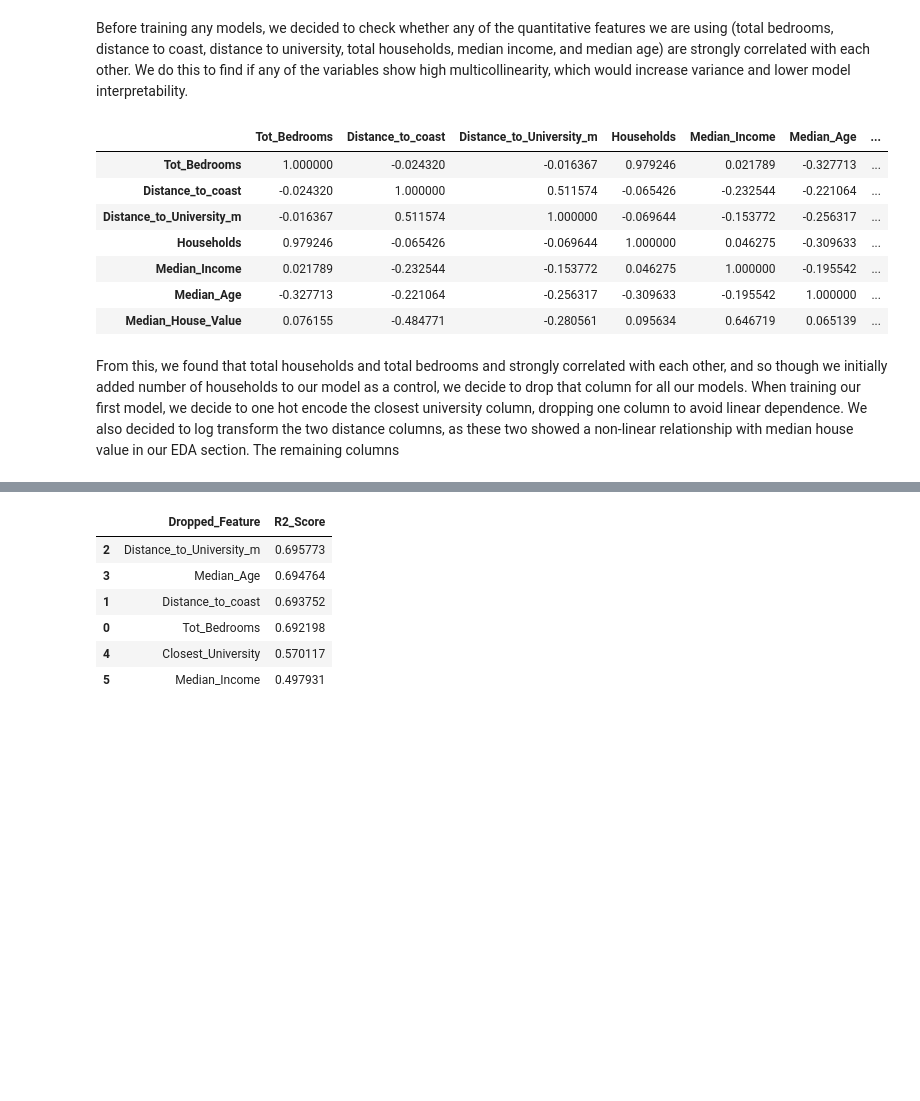
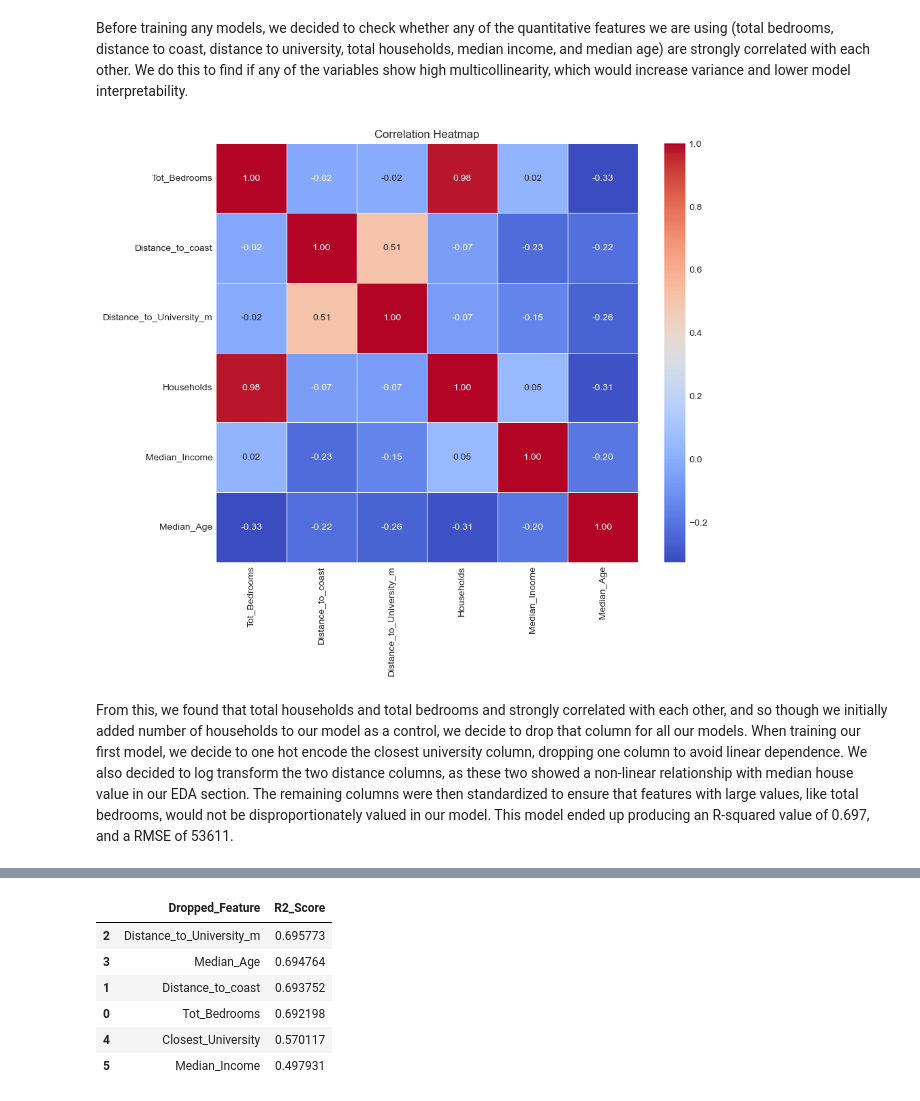
Before and after one commit to COGS108/Group091_WI26, a Jupyter notebook: 03-FinalProject.ipynb, the cells around one changed output, grey strips where cells are left out. Drawn from its saved outputs; the diff is of its cells as text; code cells hidden in the pictures; blank space fills up the shorter version.

Commit message:
added visualizations and more markdown to analysis section

```diff
--- a/03-FinalProject.ipynb
+++ b/03-FinalProject.ipynb
@@ -824,19 +824,19 @@ from sklearn.preprocessing import StandardScaler, PolynomialFeatures
 from sklearn.pipeline import Pipeline
 # %% [markdown]
 Before training any models, we decided to check whether any of the quantitative features we are using (total bedrooms, distance to coast, distance to university, total households, median income, and median age) are strongly correlated with each other. We do this to find if any of the variables show high multicollinearity, which would increase variance and lower model interpretability.
-# %%
-houses[["Tot_Bedrooms", "Distance_to_coast", "Distance_to_University_m", "Households", "Median_Income", "Median_Age"]].corr()
-# %% [output]
-|  | Tot_Bedrooms | Distance_to_coast | Distance_to_University_m | Households | Median_Income | Median_Age | ... |
-| Tot_Bedrooms | 1.000000 | -0.024320 | -0.016367 | 0.979246 | 0.021789 | -0.327713 | ... |
-| Distance_to_coast | -0.024320 | 1.000000 | 0.511574 | -0.065426 | -0.232544 | -0.221064 | ... |
-| Distance_to_University_m | -0.016367 | 0.511574 | 1.000000 | -0.069644 | -0.153772 | -0.256317 | ... |
-| Households | 0.979246 | -0.065426 | -0.069644 | 1.000000 | 0.046275 | -0.309633 | ... |
-| Median_Income | 0.021789 | -0.232544 | -0.153772 | 0.046275 | 1.000000 | -0.195542 | ... |
-| Median_Age | -0.327713 | -0.221064 | -0.256317 | -0.309633 | -0.195542 | 1.000000 | ... |
-| Median_House_Value | 0.076155 | -0.484771 | -0.280561 | 0.095634 | 0.646719 | 0.065139 | ... |
+# %%
+# calculating correlations between each variable
+corr = houses[["Tot_Bedrooms", "Distance_to_coast", "Distance_to_University_m", "Households", "Median_Income", "Median_Age"]].corr()
+
+# Plotting the correlations in a heatmap visualization
+plt.figure(figsize=(10, 8))
+sns.heatmap(corr, annot=True, cmap="coolwarm", fmt=".2f", linewidths=0.5)
+plt.title("Correlation Heatmap")
+plt.show()
+# %% [output]
+[figure, added]
 # %% [markdown]
-From this, we found that total households and total bedrooms and strongly correlated with each other, and so though we initially added number of households to our model as a control, we decide to drop that column for all our models. When training our first model, we decide to one hot encode the closest university column, dropping one column to avoid linear dependence. We also decided to log transform the two distance columns, as these two showed a non-linear relationship with median house value in our EDA section. The remaining columns
+From this, we found that total households and total bedrooms and strongly correlated with each other, and so though we initially added number of households to our model as a control, we decide to drop that column for all our models. When training our first model, we decide to one hot encode the closest university column, dropping one column to avoid linear dependence. We also decided to log transform the two distance columns, as these two showed a non-linear relationship with median house value in our EDA section. The remaining columns were then standardized to ensure that features with large values, like total bedrooms, would not be disproportionately valued in our model. This model ended up producing an R-squared value of 0.697, and a RMSE of 53611.
 # %%
 to_train = houses.copy()
 X = to_train[["Tot_Bedrooms", "Distance_to_coast", "Distance_to_University_m", "Closest_University", "Median_Income", "Median_Age"]]
```
Also changed, not shown: parts of 6 cells of this notebook.
